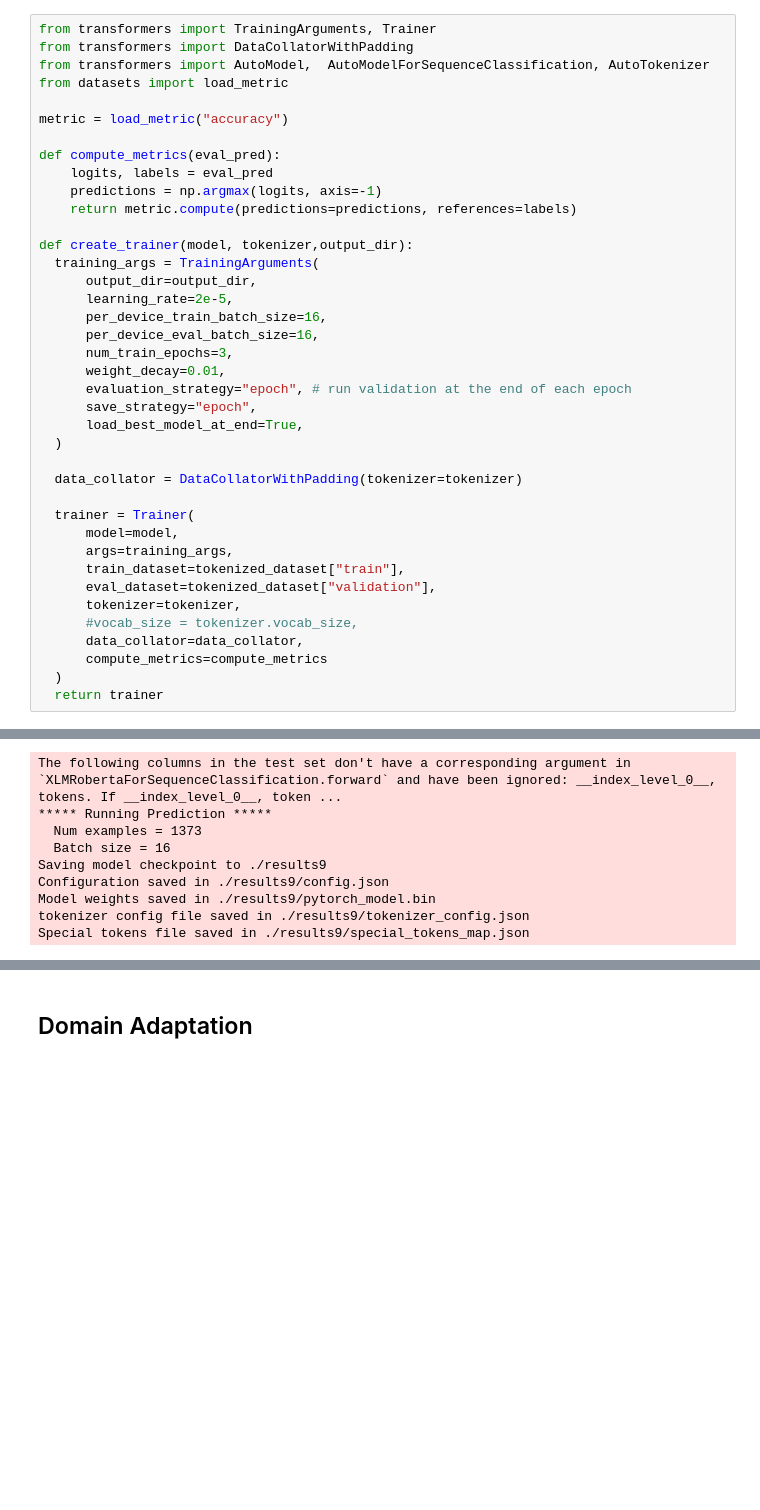
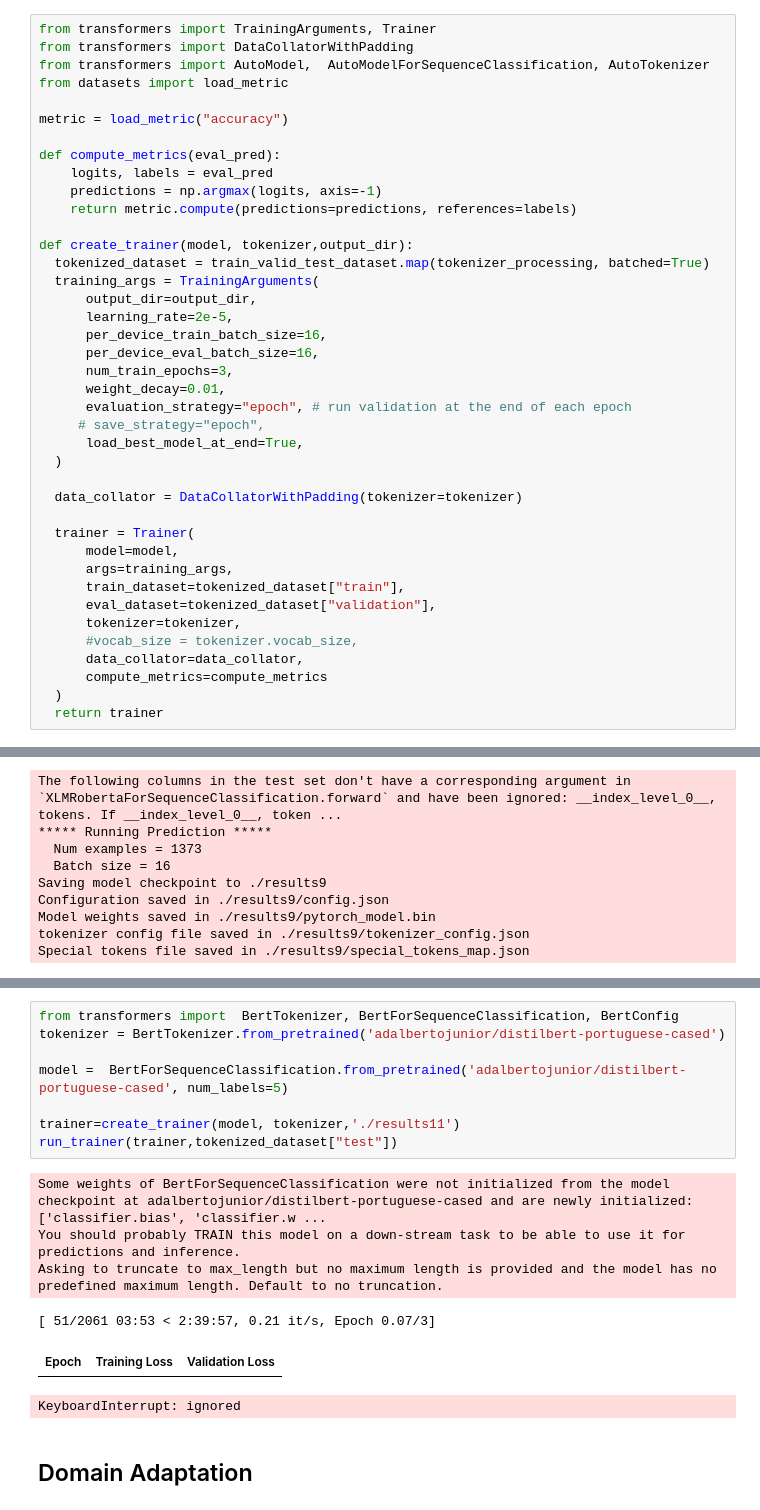
Before and after one commit to claramoreirag/FEUP-NLP-2, a Jupyter notebook: adu_classifier_hugging.ipynb, the cells around one changed output, grey strips where cells are left out. Drawn from its saved outputs; the diff is of its cells as text; blank space fills up the shorter version.

```diff
--- a/adu_classifier_hugging.ipynb
+++ b/adu_classifier_hugging.ipynb
@@ -292,6 +233,7 @@ def compute_metrics(eval_pred):
     return metric.compute(predictions=predictions, references=labels)
 
 def create_trainer(model, tokenizer,output_dir):
+  tokenized_dataset = train_valid_test_dataset.map(tokenizer_processing, batched=True)
   training_args = TrainingArguments(
       output_dir=output_dir,
       learning_rate=2e-5,
@@ -300,7 +242,7 @@ def create_trainer(model, tokenizer,output_dir):
       num_train_epochs=3,
       weight_decay=0.01,
       evaluation_strategy="epoch", # run validation at the end of each epoch
-      save_strategy="epoch",
+     # save_strategy="epoch",
       load_best_model_at_end=True,
   )
 
@@ -1069,3 +1013,18 @@ Special tokens file saved in ./results9/special_tokens_map.json
+# %%
+from transformers import  BertTokenizer, BertForSequenceClassification, BertConfig
+tokenizer = BertTokenizer.from_pretrained('adalbertojunior/distilbert-portuguese-cased')
+
+model =  BertForSequenceClassification.from_pretrained('adalbertojunior/distilbert-portuguese-cased', num_labels=5)
+
+trainer=create_trainer(model, tokenizer,'./results11')
+run_trainer(trainer,tokenized_dataset["test"])
+# %% [output]
+Some weights of BertForSequenceClassification were not initialized from the model checkpoint at adalbertojunior/distilbert-portuguese-cased and are newly initialized: ['classifier.bias', 'classifier.w ...
+You should probably TRAIN this model on a down-stream task to be able to use it for predictions and inference.
+Asking to truncate to max_length but no maximum length is provided and the model has no predefined maximum length. Default to no truncation.
+[ 51/2061 03:53 < 2:39:57, 0.21 it/s, Epoch 0.07/3]
+| Epoch | Training Loss | Validation Loss |
+KeyboardInterrupt: ignored
 # %% [markdown]
 ## Domain Adaptation
 # %% [markdown]
```
Also changed, not shown: parts of 9 cells of this notebook.
